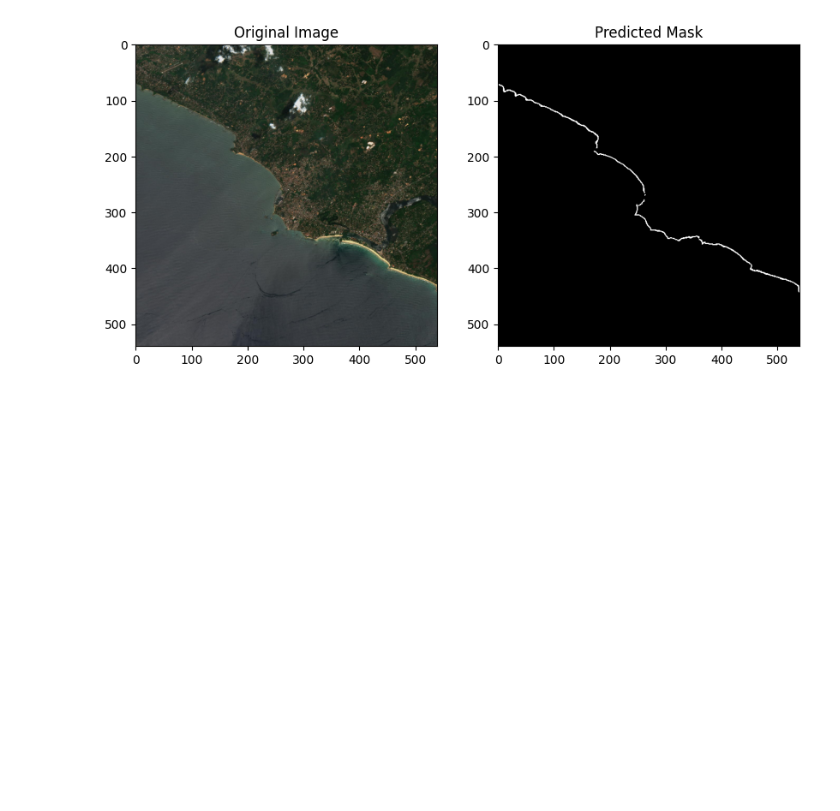
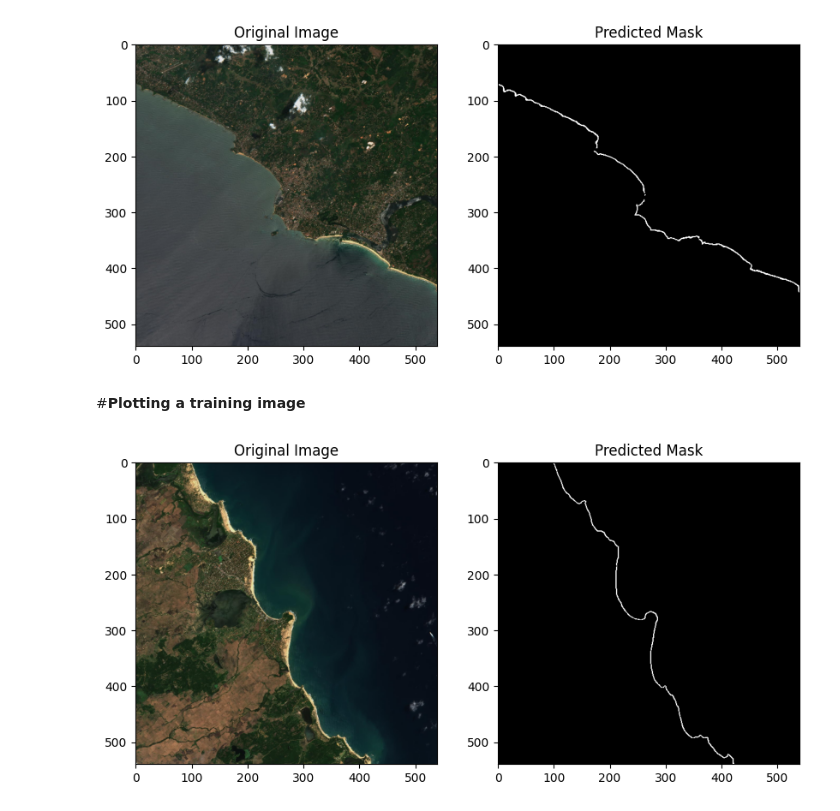
Before and after one commit to WasifAsi/DSGP_GP-19, a Jupyter notebook: DeepLab.ipynb, the cells around one changed output. Cells and saved outputs as stored; diff of their text form; code cells hidden in the pictures; blank space fills up the shorter version.

```diff
--- a/DeepLab.ipynb
+++ b/DeepLab.ipynb
@@ -598,3 +589,12 @@ display_result(image_path, predicted_mask)
 # %% [output]
 Drive already mounted at /content/drive; to attempt to forcibly remount, call drive.mount("/content/drive", force_remount=True).
 [figure]
+# %% [markdown]
+#**Plotting a training image**
+# %%
+image_path = "sentinel2_void_2019-03-09_ArugamBay.jpg"  # Update with test image path
+image_tensor, _ = preprocess_image(image_path)
+predicted_mask = predict_mask(model, image_tensor)
+display_result(image_path, predicted_mask)
+# %% [output]
+[figure, added]
```
Also changed, not shown: parts of 3 cells of this notebook.
